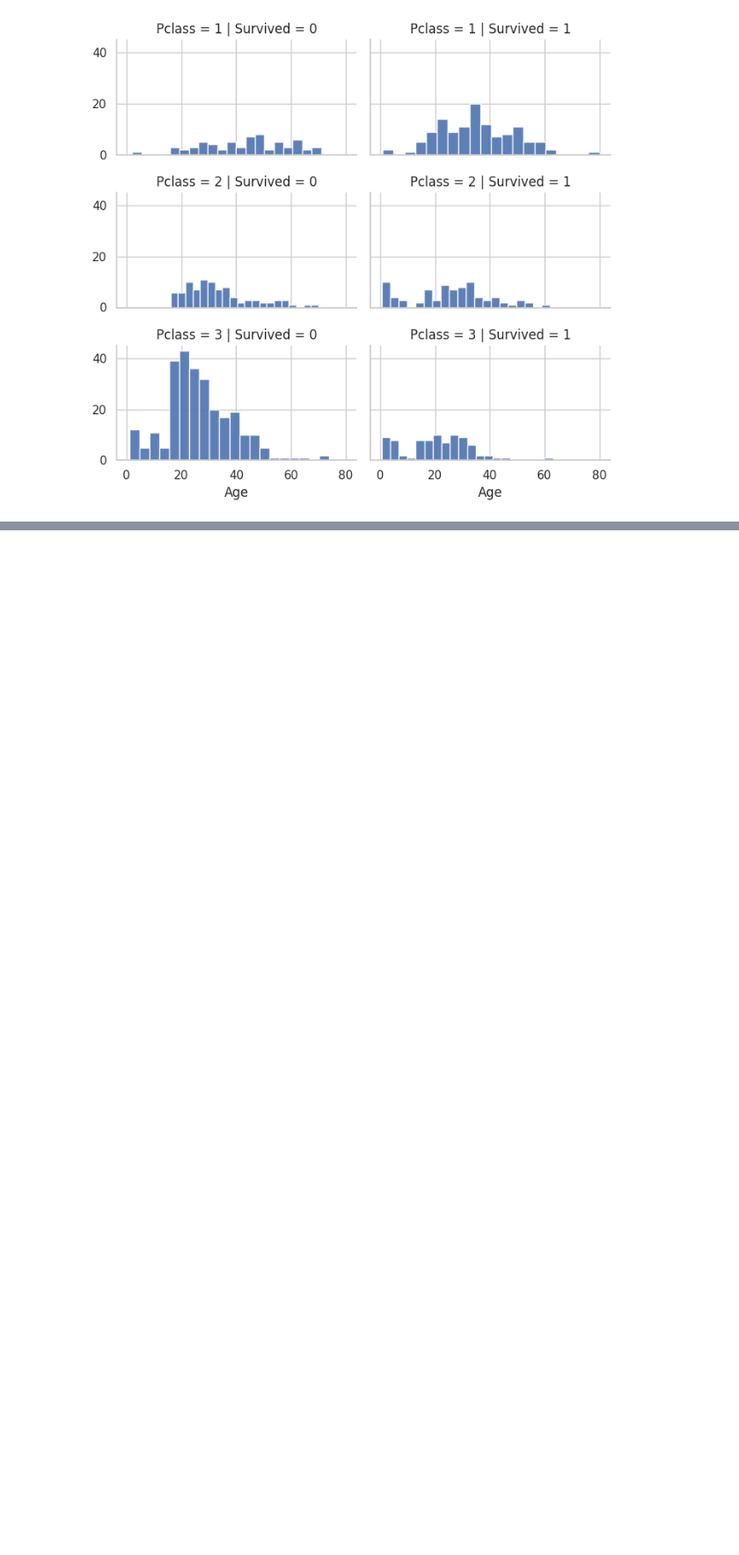
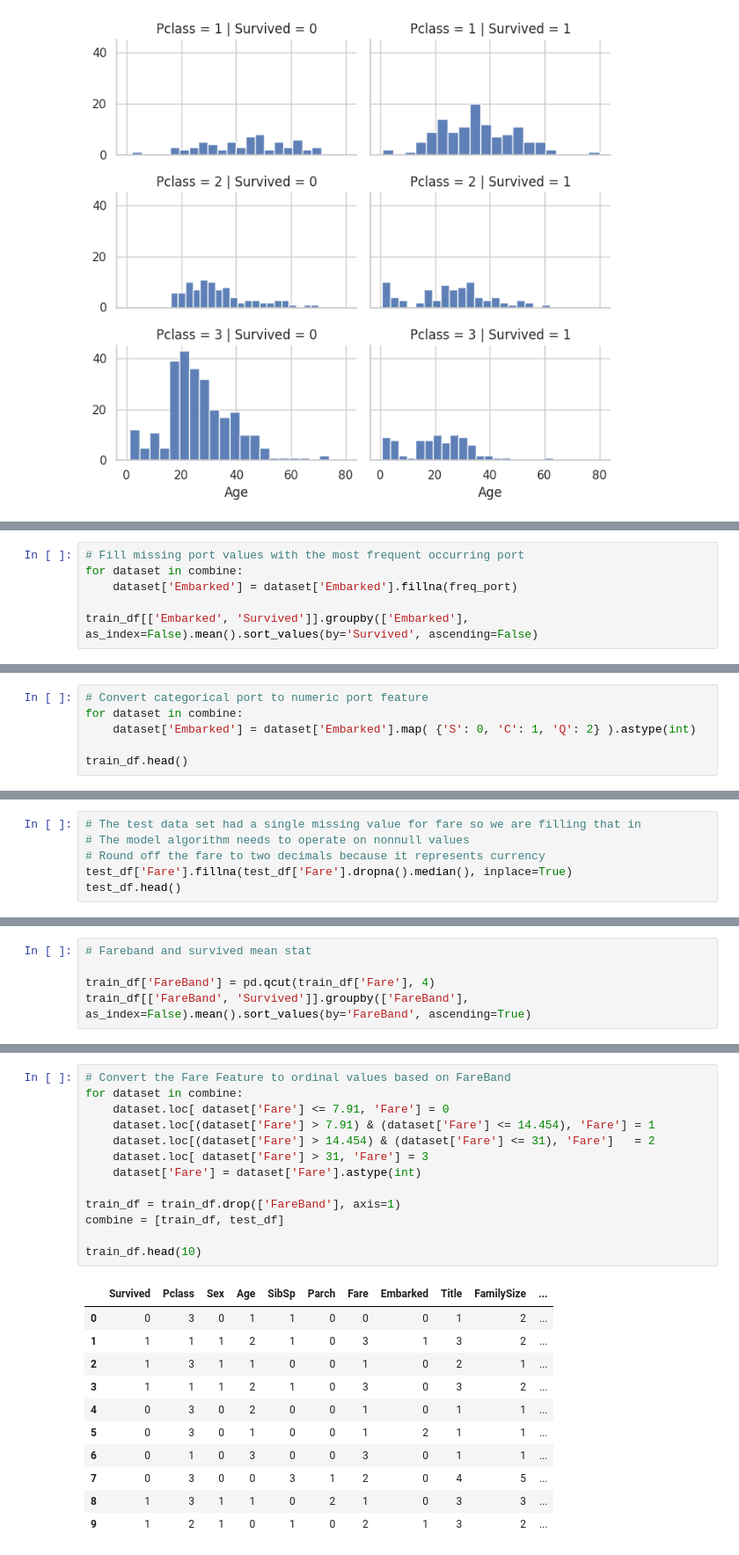
Before and after one commit to AndrewstheBuilder/DeepLearning, a Jupyter notebook: TitanicKaggleChallenge_Blog.ipynb, the cells around one changed output, grey strips where cells are left out. Shown at 88% size. Cells and saved outputs as stored; diff of their text form; blank space fills up the shorter version.

Commit message:
Finished data transformation and cleaning process. Begin machine learning implementation process

```diff
--- a/TitanicKaggleChallenge_Blog.ipynb
+++ b/TitanicKaggleChallenge_Blog.ipynb
@@ -353,0 +598,6 @@ grid.add_legend()
+# %%
+# Fill missing port values with the most frequent occurring port
+for dataset in combine:
+    dataset['Embarked'] = dataset['Embarked'].fillna(freq_port)
+
+train_df[['Embarked', 'Survived']].groupby(['Embarked'], as_index=False).mean().sort_values(by='Survived', ascending=False)
@@ -353,0 +609,6 @@ grid.add_legend()
+# %%
+# Convert categorical port to numeric port feature
+for dataset in combine:
+    dataset['Embarked'] = dataset['Embarked'].map( {'S': 0, 'C': 1, 'Q': 2} ).astype(int)
+
+train_df.head()
@@ -353,0 +622,6 @@ grid.add_legend()
+# %%
+# The test data set had a single missing value for fare so we are filling that in
+# The model algorithm needs to operate on nonnull values
+# Round off the fare to two decimals because it represents currency
+test_df['Fare'].fillna(test_df['Fare'].dropna().median(), inplace=True)
+test_df.head()
@@ -353,0 +635,5 @@ grid.add_legend()
+# %%
+# Fareband and survived mean stat
+
+train_df['FareBand'] = pd.qcut(train_df['Fare'], 4)
+train_df[['FareBand', 'Survived']].groupby(['FareBand'], as_index=False).mean().sort_values(by='FareBand', ascending=True)
@@ -353,0 +646,25 @@ grid.add_legend()
+# %%
+# Convert the Fare Feature to ordinal values based on FareBand
+for dataset in combine:
+    dataset.loc[ dataset['Fare'] <= 7.91, 'Fare'] = 0
+    dataset.loc[(dataset['Fare'] > 7.91) & (dataset['Fare'] <= 14.454), 'Fare'] = 1
+    dataset.loc[(dataset['Fare'] > 14.454) & (dataset['Fare'] <= 31), 'Fare']   = 2
+    dataset.loc[ dataset['Fare'] > 31, 'Fare'] = 3
+    dataset['Fare'] = dataset['Fare'].astype(int)
+
+train_df = train_df.drop(['FareBand'], axis=1)
+combine = [train_df, test_df]
+
+train_df.head(10)
+# %% [output]
+|  | Survived | Pclass | Sex | Age | SibSp | Parch | Fare | Embarked | Title | FamilySize | ... |
+| 0 | 0 | 3 | 0 | 1 | 1 | 0 | 0 | 0 | 1 | 2 | ... |
+| 1 | 1 | 1 | 1 | 2 | 1 | 0 | 3 | 1 | 3 | 2 | ... |
+| 2 | 1 | 3 | 1 | 1 | 0 | 0 | 1 | 0 | 2 | 1 | ... |
+| 3 | 1 | 1 | 1 | 2 | 1 | 0 | 3 | 0 | 3 | 2 | ... |
+| 4 | 0 | 3 | 0 | 2 | 0 | 0 | 1 | 0 | 1 | 1 | ... |
+| 5 | 0 | 3 | 0 | 1 | 0 | 0 | 1 | 2 | 1 | 1 | ... |
+| 6 | 0 | 1 | 0 | 3 | 0 | 0 | 3 | 0 | 1 | 1 | ... |
+| 7 | 0 | 3 | 0 | 0 | 3 | 1 | 2 | 0 | 4 | 5 | ... |
+| 8 | 1 | 3 | 1 | 1 | 0 | 2 | 1 | 0 | 3 | 3 | ... |
+| 9 | 1 | 2 | 1 | 0 | 1 | 0 | 2 | 1 | 3 | 2 | ... |
```
Also changed, not shown: parts of 25 cells of this notebook.
